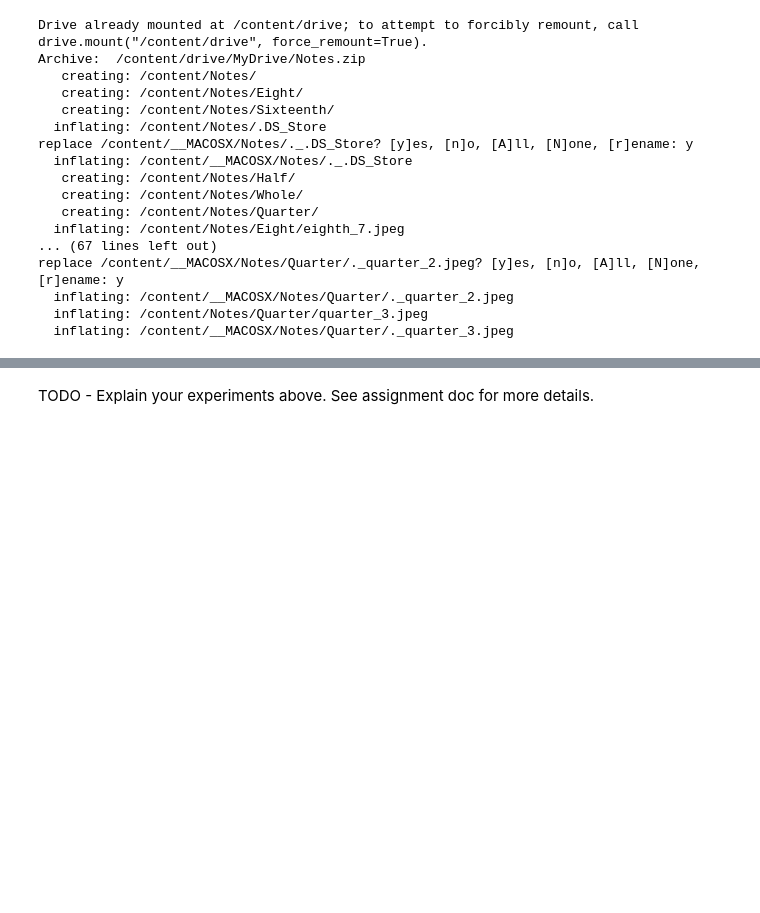
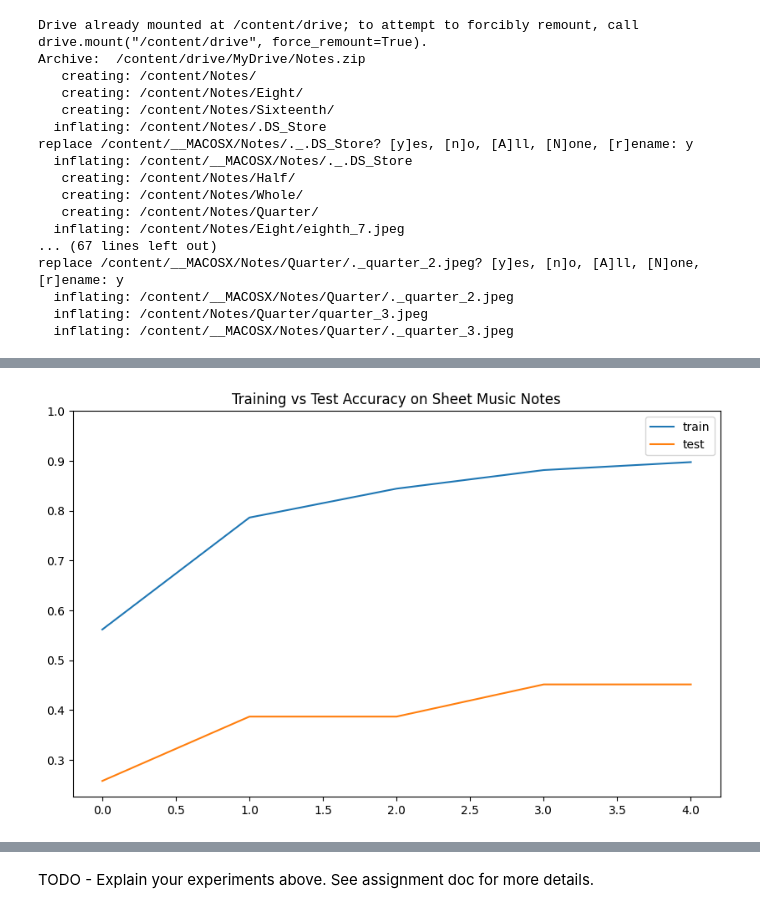
Before and after one commit to zachroyer/Music-Symbol-Classification, a Jupyter notebook: HW7.ipynb, the cells around one changed output, grey strips where cells are left out. Drawn from its saved outputs; the diff is of its cells as text; code cells hidden in the pictures; blank space fills up the shorter version.

```diff
--- a/HW7.ipynb
+++ b/HW7.ipynb
@@ -575,0 +578,6 @@ Test Accuracy: 0.6250
+# %%
+
+# Running training evaluation on model performance against self-collected data using the best hyperparameters obtained through grid search
+
+train_acc, test_acc = train_and_evaluate(best_params, aug_train_loader, minuet_loader)
+print(f"Test Accuracy: {test_acc[-1]:.4f}")
@@ -575,0 +591,10 @@ Test Accuracy: 0.6250
+# %%
+plt.figure(figsize=(10,6))
+plt.title("Training vs Test Accuracy on Sheet Music Notes")
+plt.plot(train_acc, label='train')
+plt.plot(test_acc, label='test')
+plt.ylim(top=1)
+plt.legend()
+plt.show()
+# %% [output]
+[figure, added]
```
Also changed, not shown: parts of 10 cells of this notebook.
